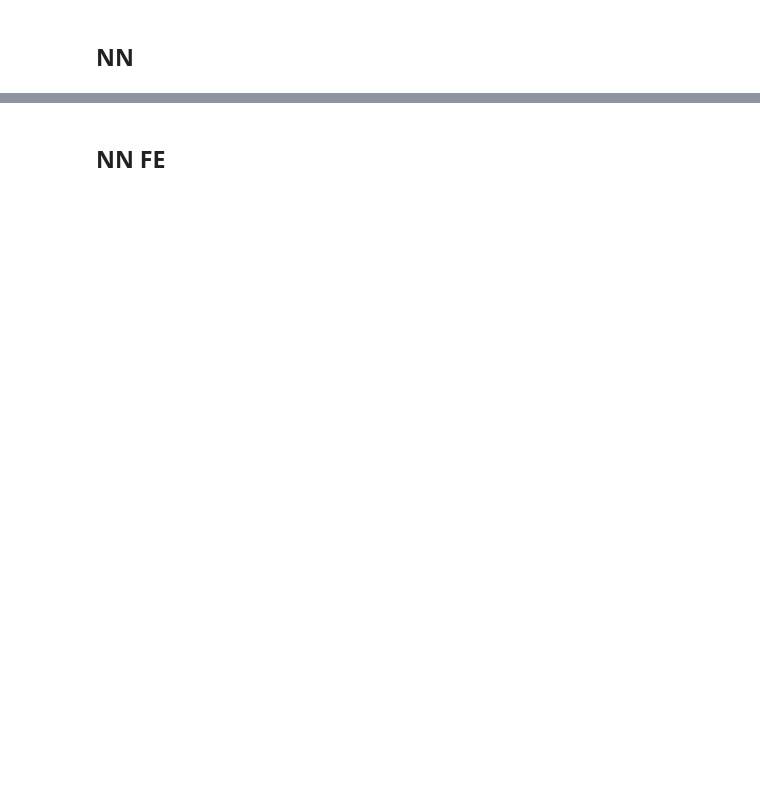
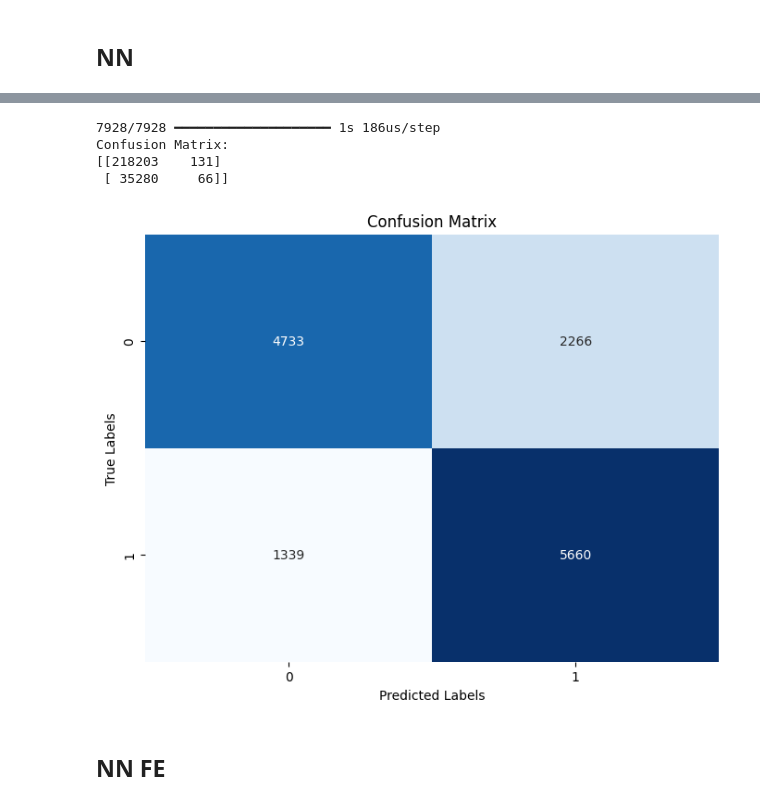
Before and after one commit to TylerHaims/Diabetes, a Jupyter notebook: encoder.ipynb, the cells around one changed output, grey strips where cells are left out. Drawn from its saved outputs; the diff is of its cells as text; code cells hidden in the pictures; blank space fills up the shorter version.

```diff
--- a/encoder.ipynb
+++ b/encoder.ipynb
@@ -227,0 +395,15 @@ print(score[1])
+# %%
+# creating neural net
+nncc = Sequential()
+nncc.add(Input(shape=(6,)))
+nncc.add(Dense(14, activation = 'relu'))
+nncc.add(Dense(5, activation = 'relu'))
+nncc.add(Dense(1, activation='sigmoid'))
+
+adjust_lr_callback = AdjustLearningRateOnRecall()
+
+optimizer = Adam(learning_rate=0.01, beta_1=0.9)
+
+nncc.compile(optimizer=optimizer,
+              loss='BinaryCrossentropy',
+              metrics=['accuracy', Recall()])
@@ -228,3 +443,26 @@ print(score[1])
+# %%
+# Predict on test data
+y_pred = nncc.predict(X_test_encode)
+y_pred_classes = np.round(y_pred)
+
+# Calculate confusion matrix
+nncc_cm = confusion_matrix(Y_test, y_pred_classes)
+print("Confusion Matrix:")
+print(nncc_cm)
+
+# Plot confusion matrix
+plt.figure(figsize=(8, 6))
+sns.heatmap(cm, annot=True, fmt='d', cmap='Blues', cbar=False)
+plt.title('Confusion Matrix')
+plt.xlabel('Predicted Labels')
+plt.ylabel('True Labels')
+plt.show()
+# %% [output]
+7928/7928 ━━━━━━━━━━━━━━━━━━━━ 1s 186us/step
+Confusion Matrix:
+[[218203    131]
+ [ 35280     66]]
+[figure, added]
 # %% [markdown]
 ## NN FE
 # %%
```
Also changed, not shown: parts of 37 cells of this notebook, 1 other file.
